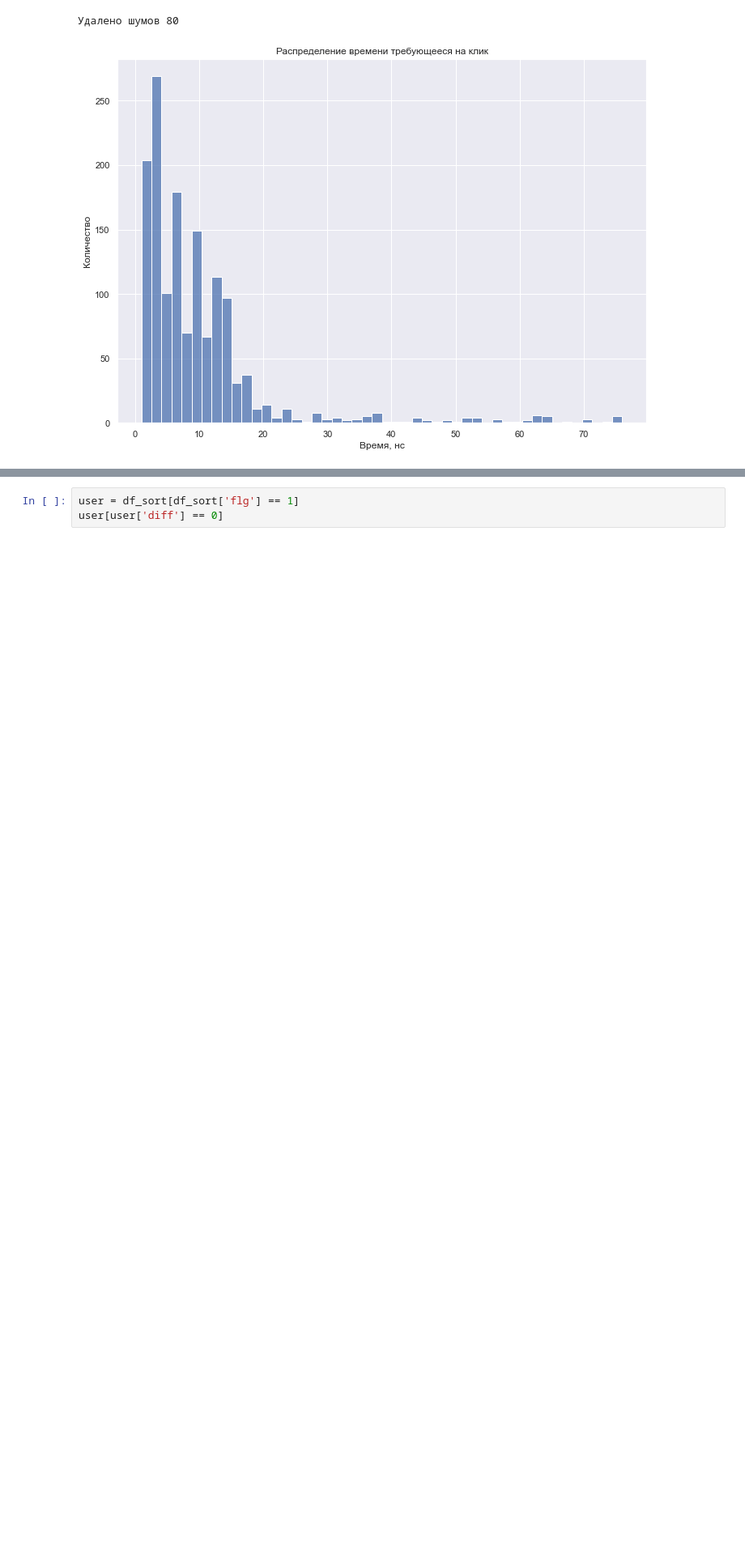
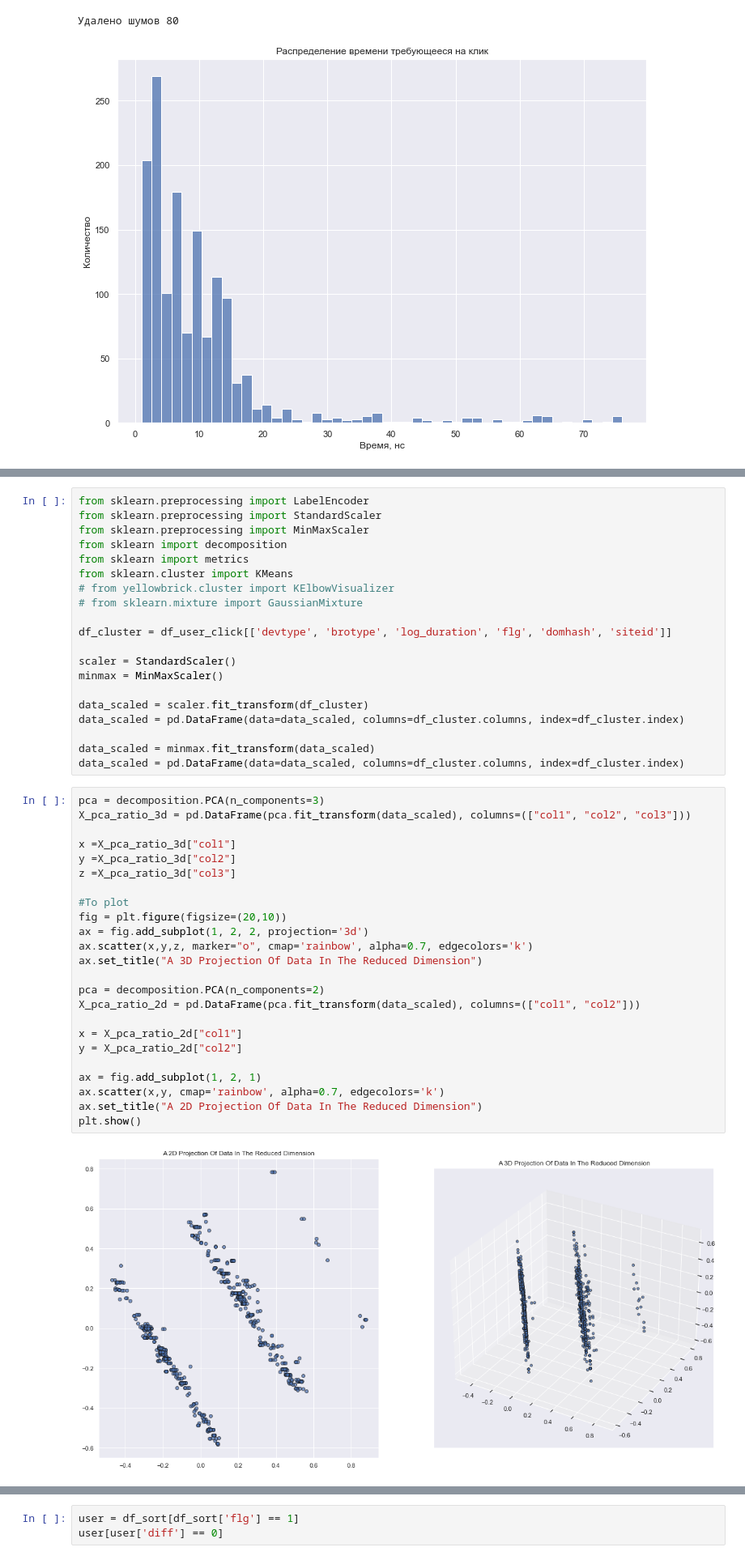
Before and after one commit to AlexeyKurlevsky/traffic-analysis, a Jupyter notebook: notebooks/1. First review.ipynb, the cells around one changed output, grey strips where cells are left out. Shown: that part at 81% size. Drawn from its saved outputs; the diff is of its cells as text; blank space fills up the shorter version.

```diff
--- a/notebooks/1. First review.ipynb
+++ b/notebooks/1. First review.ipynb
@@ -176,0 +178,46 @@ df_sort[['user', 't', 'diff', 'tn', 'flg']]
+# %%
+from sklearn.preprocessing import LabelEncoder
+from sklearn.preprocessing import StandardScaler
+from sklearn.preprocessing import MinMaxScaler
+from sklearn import decomposition
+from sklearn import metrics
+from sklearn.cluster import KMeans
+# from yellowbrick.cluster import KElbowVisualizer
+# from sklearn.mixture import GaussianMixture
+
+df_cluster = df_user_click[['devtype', 'brotype', 'log_duration', 'flg', 'domhash', 'siteid']]
+
+scaler = StandardScaler()
+minmax = MinMaxScaler()
+
+data_scaled = scaler.fit_transform(df_cluster)
+data_scaled = pd.DataFrame(data=data_scaled, columns=df_cluster.columns, index=df_cluster.index)
+
+data_scaled = minmax.fit_transform(data_scaled)
+data_scaled = pd.DataFrame(data=data_scaled, columns=df_cluster.columns, index=df_cluster.index)
+# %%
+pca = decomposition.PCA(n_components=3)
+X_pca_ratio_3d = pd.DataFrame(pca.fit_transform(data_scaled), columns=(["col1", "col2", "col3"]))
+
+x =X_pca_ratio_3d["col1"]
+y =X_pca_ratio_3d["col2"]
+z =X_pca_ratio_3d["col3"]
+
+#To plot
+fig = plt.figure(figsize=(20,10))
+ax = fig.add_subplot(1, 2, 2, projection='3d')
+ax.scatter(x,y,z, marker="o", cmap='rainbow', alpha=0.7, edgecolors='k')
+ax.set_title("A 3D Projection Of Data In The Reduced Dimension")
+
+pca = decomposition.PCA(n_components=2)
+X_pca_ratio_2d = pd.DataFrame(pca.fit_transform(data_scaled), columns=(["col1", "col2"]))
+
+x = X_pca_ratio_2d["col1"]
+y = X_pca_ratio_2d["col2"]
+
+ax = fig.add_subplot(1, 2, 1)
+ax.scatter(x,y, cmap='rainbow', alpha=0.7, edgecolors='k')
+ax.set_title("A 2D Projection Of Data In The Reduced Dimension")
+plt.show()
+# %% [output]
+[figure, added]
```
Also changed, not shown: parts of 8 cells of this notebook.
